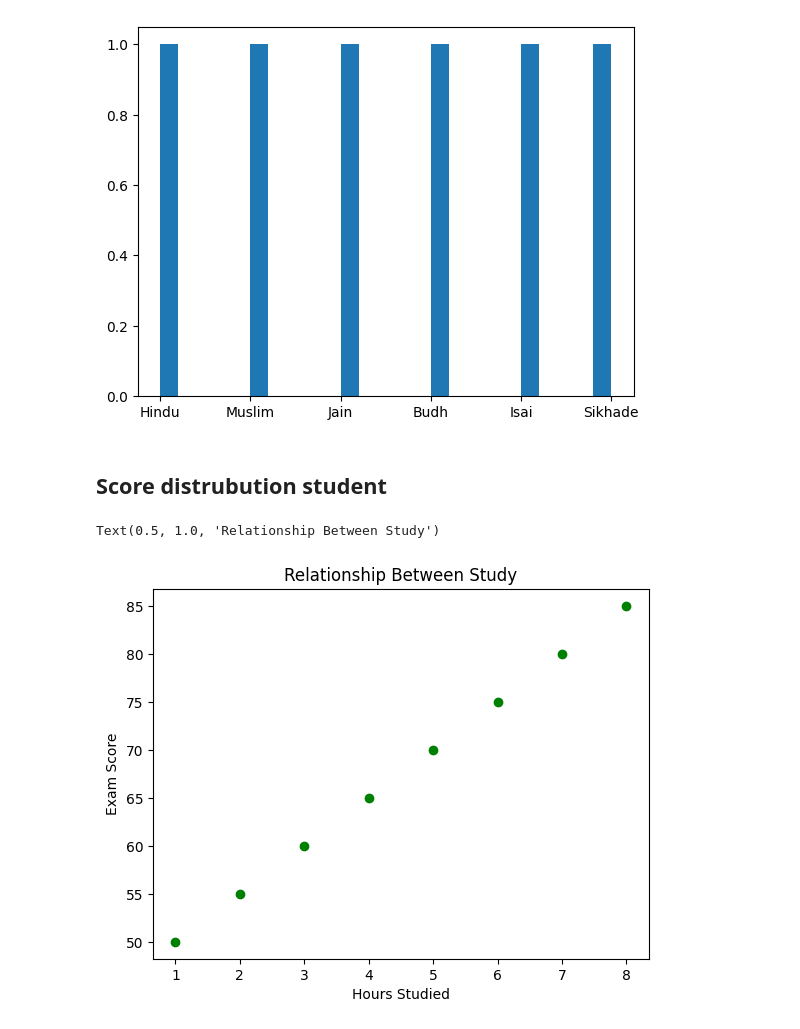
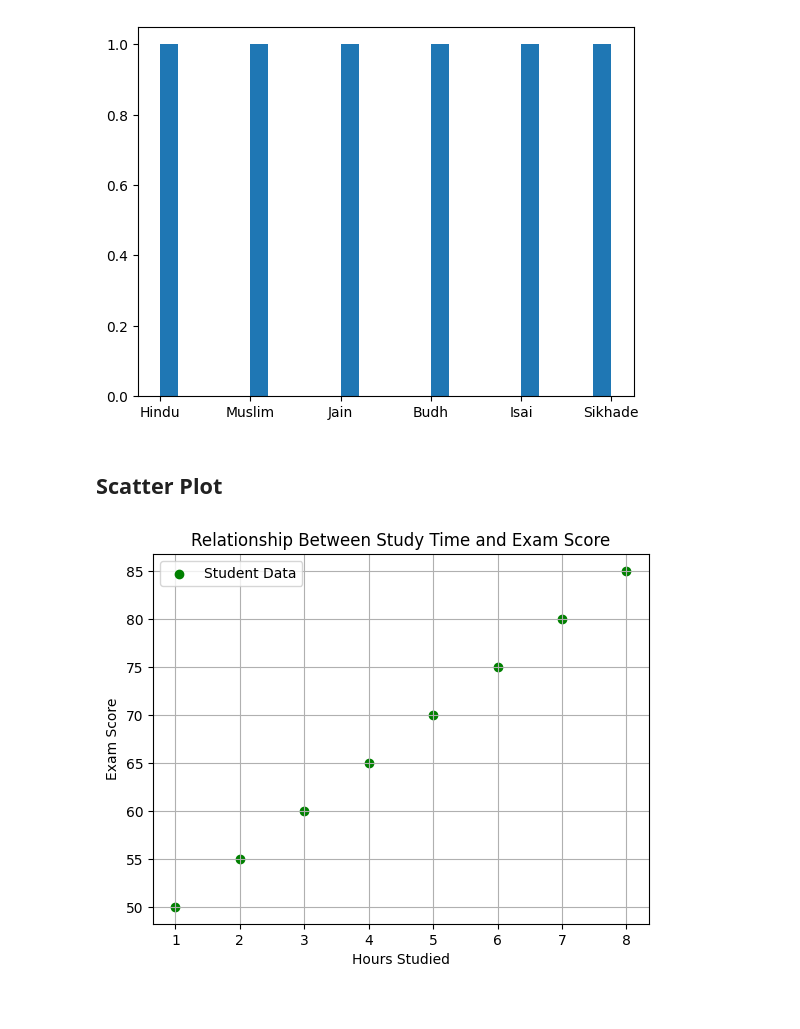
Before and after one commit to aryansapsod/python-, a Jupyter notebook: mlab.ipynb, the cells around one changed output. Drawn from its saved outputs; the diff is of its cells as text; code cells hidden in the pictures.

```diff
--- a/mlab.ipynb
+++ b/mlab.ipynb
@@ -69,17 +69,18 @@ plt.hist(cast,bins=25)
  <BarContainer object of 25 artists>)
 [figure]
 # %% [markdown]
-## Score distrubution student
+## Scatter Plot
 # %%
 import matplotlib.pyplot as plt
 hours_studies =[1,2,3,4,5,6,7,8]
 exam_score =[50,55,60,65,70,75,80,85]
 
 #scatter plot
 plt.scatter(hours_studies,exam_score,color='green',marker='o',label='Student Data')
 plt.xlabel('Hours Studied')
 plt.ylabel('Exam Score')
-plt.title('Relationship Between Study')
+plt.title('Relationship Between Study Time and Exam Score')
+plt.legend()
+plt.grid(True)
 # %% [output]
-Text(0.5, 1.0, 'Relationship Between Study')
-[figure, old version]
+[figure, new version]
```
Also changed, not shown: parts of 2 cells of this notebook.
